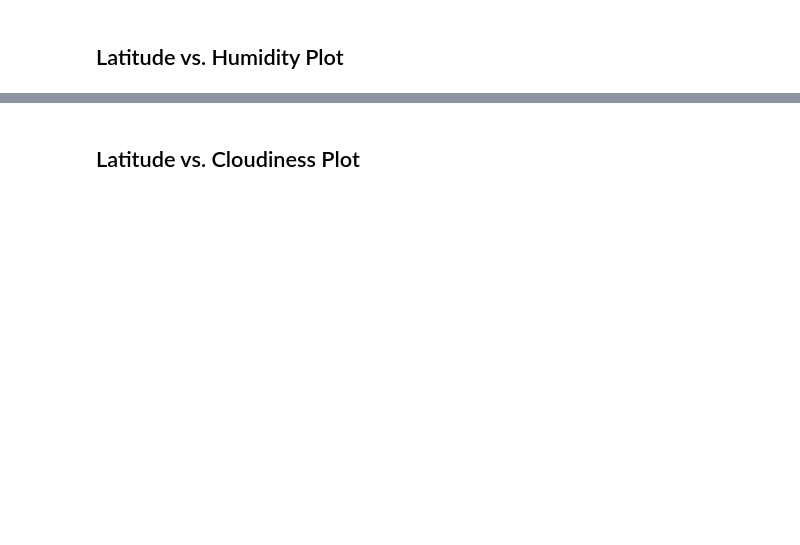
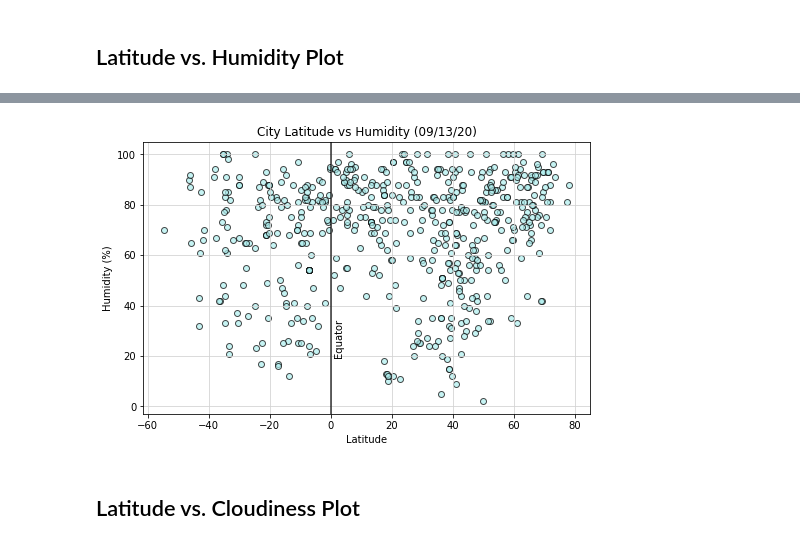
Before and after one commit to andresocorro/python-api-challenge, a Jupyter notebook: starter_code/WeatherPy.ipynb, the cells around one changed output, grey strips where cells are left out. Cells and saved outputs as stored; diff of their text form; code cells hidden in the pictures; blank space fills up the shorter version.

```diff
--- a/starter_code/WeatherPy.ipynb
+++ b/starter_code/WeatherPy.ipynb
@@ -176,2 +189,14 @@ Int64Index([], dtype='int64')
+# %%
+plt.figure(figsize = (8,5))
+plt.scatter(weather_df["Lat"],weather_df["Humidity"], edgecolors="black", facecolors="paleturquoise", alpha=0.7)
+plt.title("City Latitude vs Humidity (09/13/20)")
+plt.xlabel("Latitude")
+plt.ylabel("Humidity (%)")
+plt.axvline(0, color="black", alpha=0.8)
+plt.text(1,20,"Equator", rotation=90)
+plt.grid(color="lightgrey")
+plt.savefig(os.path.join("..","output_data","lat_hum.png"))
+# %% [output]
+[figure, added]
 # %% [markdown]
 ## Latitude vs. Cloudiness Plot
```
Also changed, not shown: parts of 18 cells of this notebook, 4 other files.
